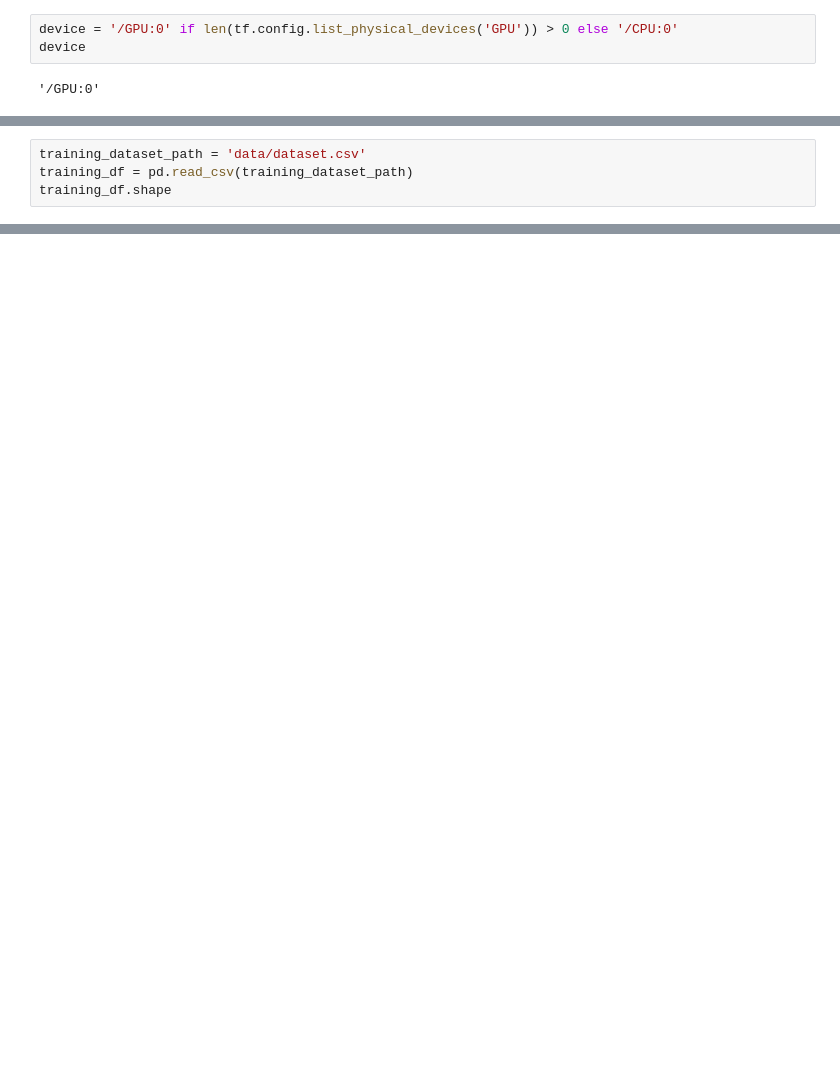
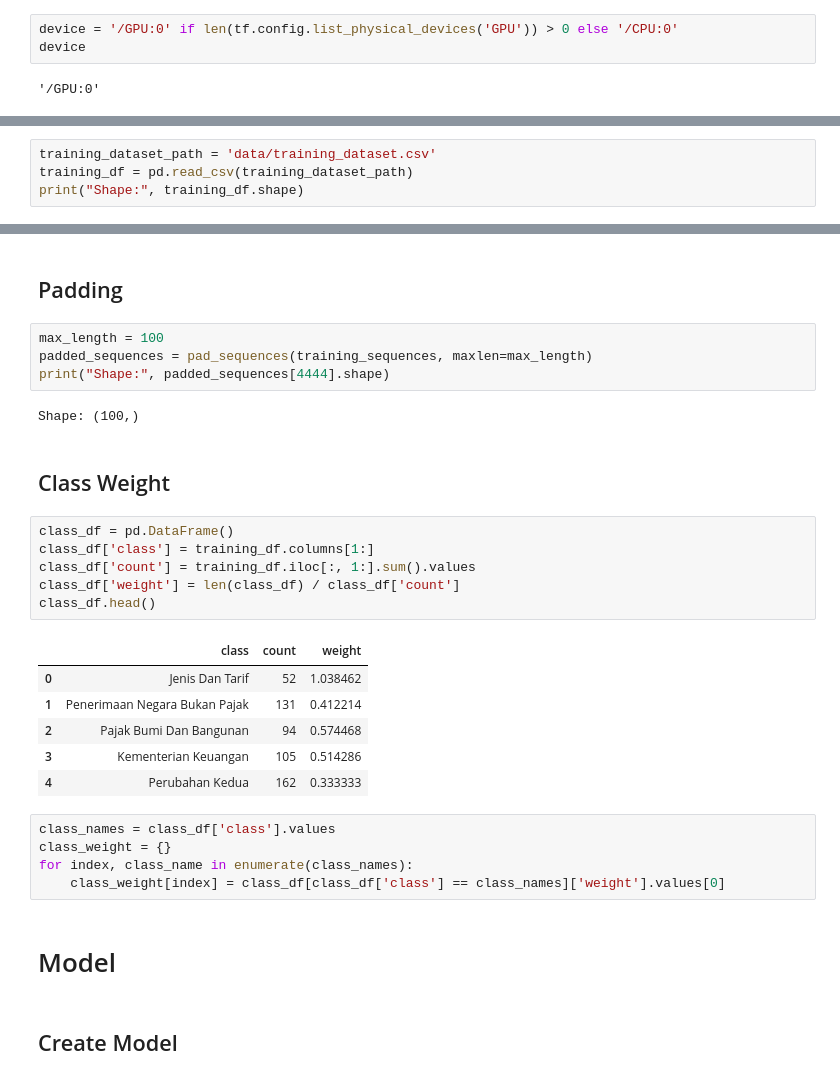
Before and after one commit to bangkit-kaidah/machine-learning, a Jupyter notebook: Training.ipynb, the cells around one changed output, grey strips where cells are left out. Cells and saved outputs as stored; diff of their text form; blank space fills up the shorter version.

Commit message:
update training model

```diff
--- a/Training.ipynb
+++ b/Training.ipynb
@@ -14,5 +16,5 @@ device
 # %%
-training_dataset_path = 'data/dataset.csv'
+training_dataset_path = 'data/training_dataset.csv'
 training_df = pd.read_csv(training_dataset_path)
-training_df.shape
+print("Shape:", training_df.shape)
 # %% [output]
@@ -77,0 +51,32 @@ _________________________________________________________________
+# %% [markdown]
+## Padding
+# %%
+max_length = 100
+padded_sequences = pad_sequences(training_sequences, maxlen=max_length)
+print("Shape:", padded_sequences[4444].shape)
+# %% [output]
+Shape: (100,)
+# %% [markdown]
+## Class Weight
+# %%
+class_df = pd.DataFrame()
+class_df['class'] = training_df.columns[1:]
+class_df['count'] = training_df.iloc[:, 1:].sum().values
+class_df['weight'] = len(class_df) / class_df['count']
+class_df.head()
+# %% [output]
+|  | class | count | weight |
+| 0 | Jenis Dan Tarif | 52 | 1.038462 |
+| 1 | Penerimaan Negara Bukan Pajak | 131 | 0.412214 |
+| 2 | Pajak Bumi Dan Bangunan | 94 | 0.574468 |
+| 3 | Kementerian Keuangan | 105 | 0.514286 |
+| 4 | Perubahan Kedua | 162 | 0.333333 |
+# %%
+class_names = class_df['class'].values
+class_weight = {}
+for index, class_name in enumerate(class_names):
+    class_weight[index] = class_df[class_df['class'] == class_names]['weight'].values[0]
+# %% [markdown]
+# Model
+# %% [markdown]
+## Create Model
```
Also changed, not shown: parts of 22 cells of this notebook, 1 other file.
